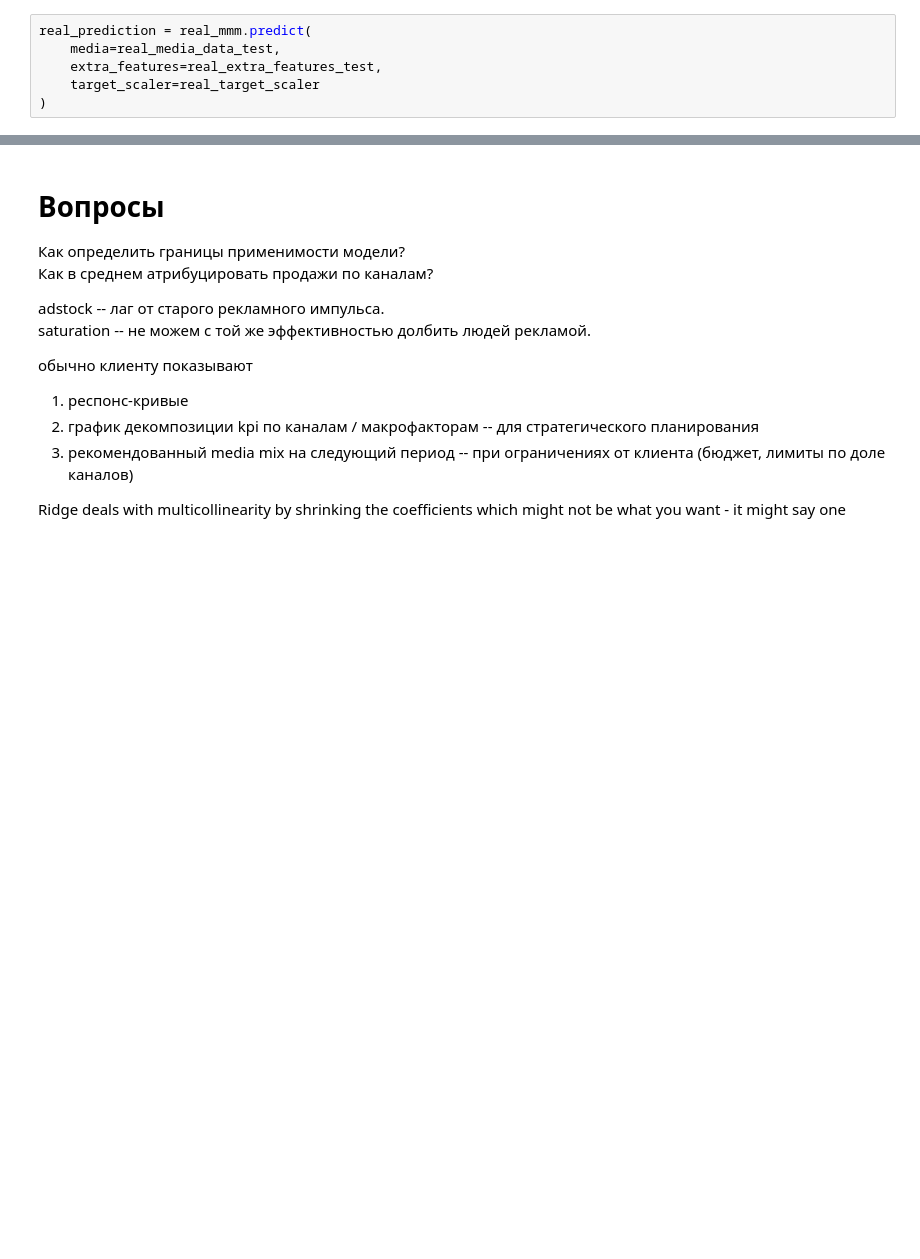
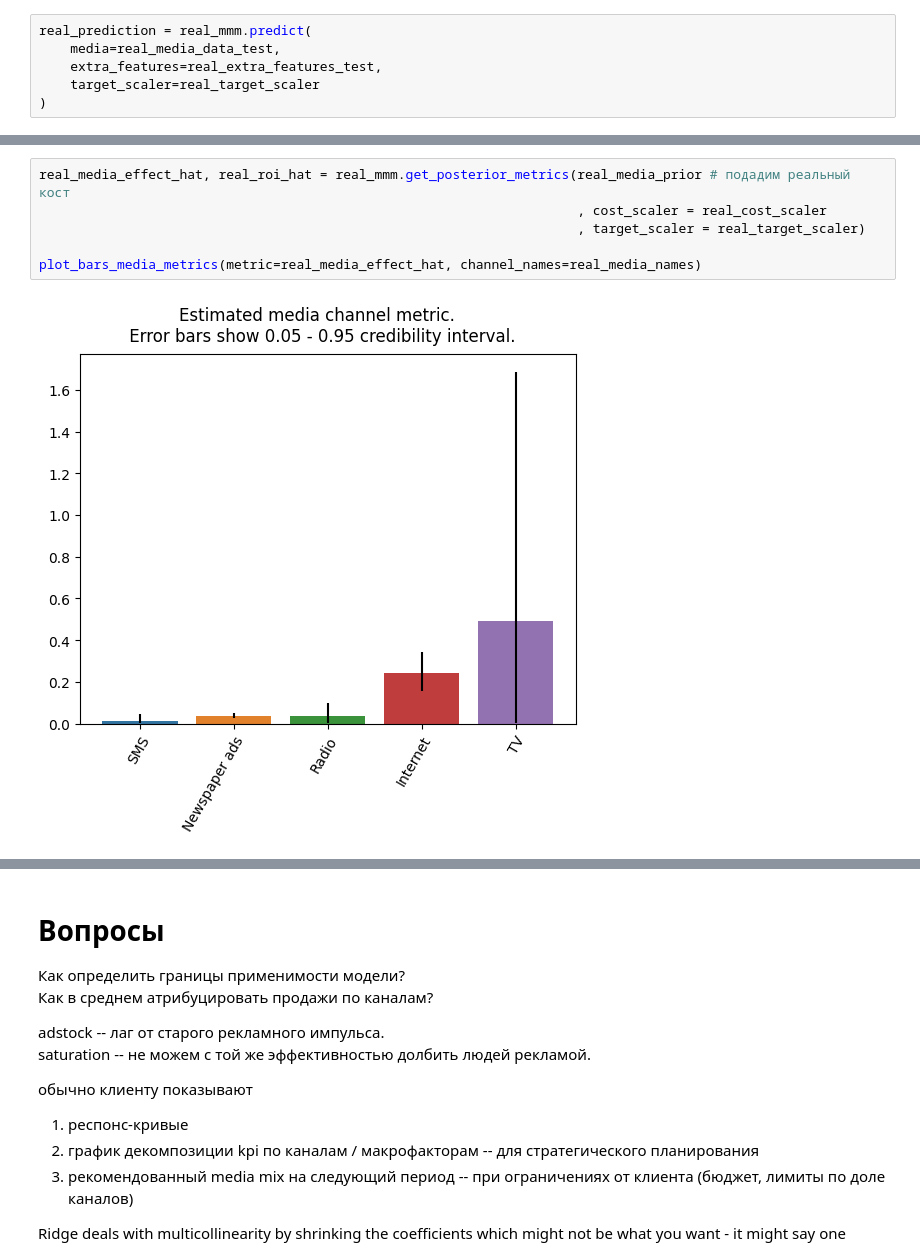
Before and after one commit to nikita-ds/lectures_and_seminars, a Jupyter notebook: ml_in_business/seminars/Seminar_7_MMM.ipynb, the cells around one changed output, grey strips where cells are left out. Saved outputs shown, nothing was run; the diff lists cells and outputs as text; blank space fills up the shorter version.

```diff
--- a/ml_in_business/seminars/Seminar_7_MMM.ipynb
+++ b/ml_in_business/seminars/Seminar_7_MMM.ipynb
@@ -406,0 +449,8 @@ plot_response_curves(media_mix_model=real_mmm, media_scaler=real_media_scaler, t
+# %%
+real_media_effect_hat, real_roi_hat = real_mmm.get_posterior_metrics(real_media_prior # подадим реальный кост
+                                                                     , cost_scaler = real_cost_scaler
+                                                                     , target_scaler = real_target_scaler)
+
+plot_bars_media_metrics(metric=real_media_effect_hat, channel_names=real_media_names)
+# %% [output]
+[figure, added]
```
Also changed, not shown: parts of 34 cells of this notebook.
